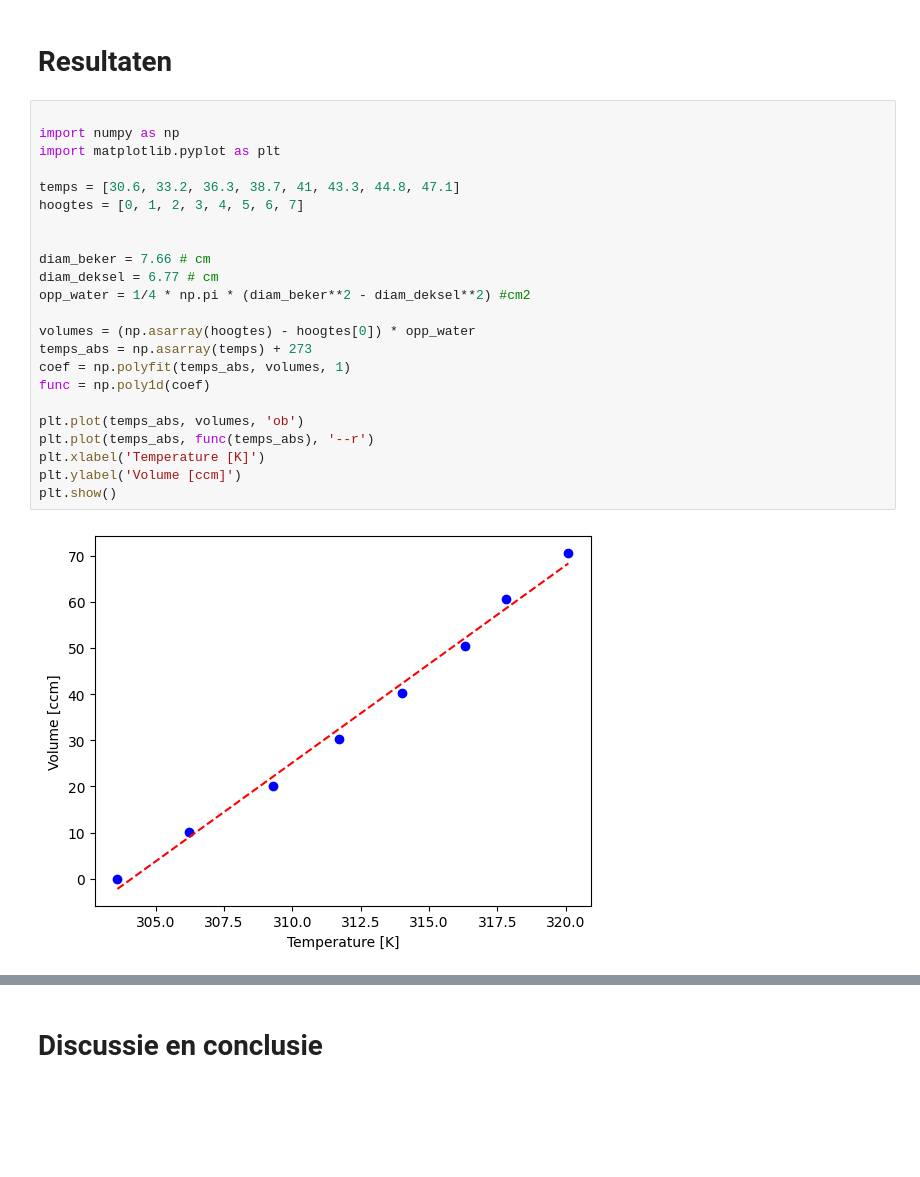
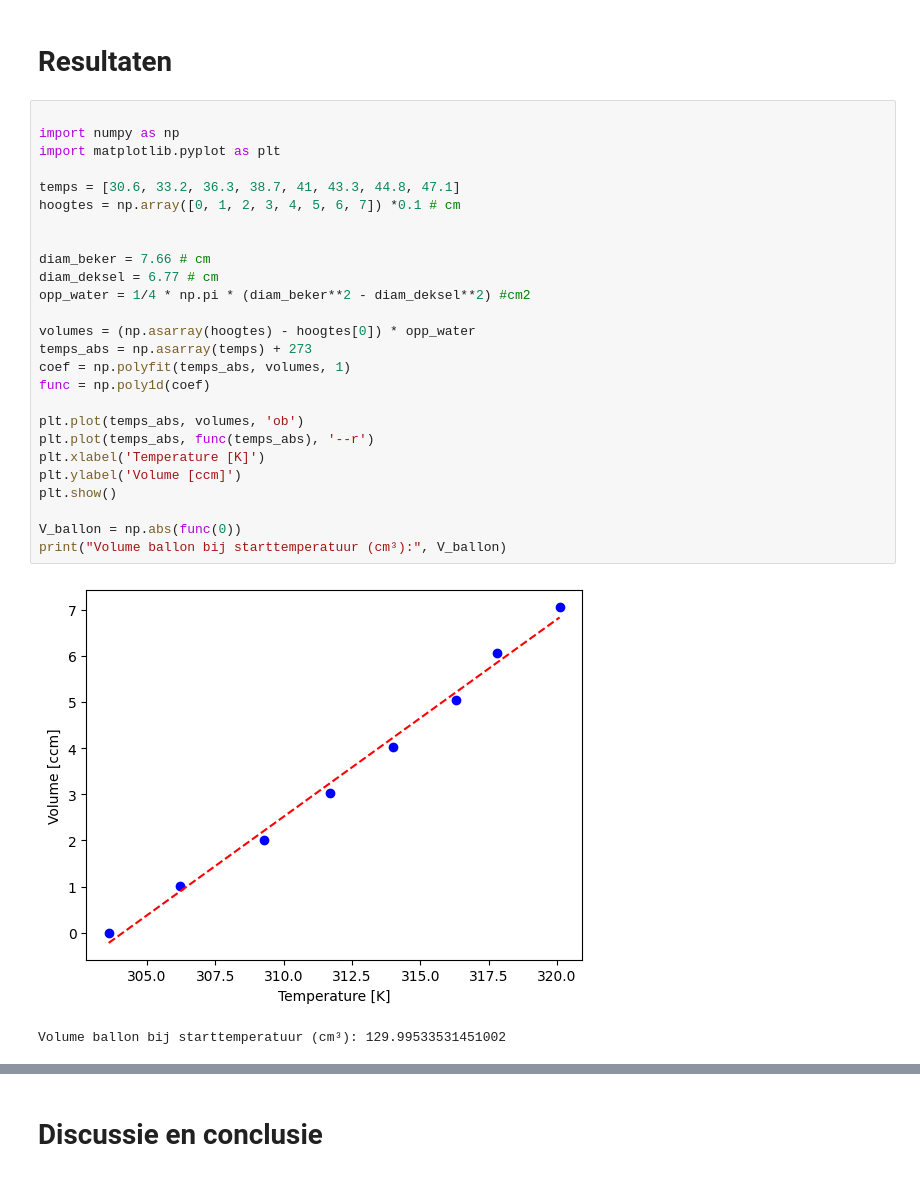
Before and after one commit to WouterAlejandro/IP2_1, a Jupyter notebook: Content/Labs/ballonproef.ipynb, the cells around one changed output, grey strips where cells are left out. Drawn from its saved outputs; the diff is of its cells as text; blank space fills up the shorter version.

Commit message:
ballon1

```diff
--- a/Content/Labs/ballonproef.ipynb
+++ b/Content/Labs/ballonproef.ipynb
@@ -69,25 +69,29 @@ Kun je nu met behulp van deze tweede meting een betere afschatting geven voor he
 # %%
 
 import numpy as np
 import matplotlib.pyplot as plt
 
 temps = [30.6, 33.2, 36.3, 38.7, 41, 43.3, 44.8, 47.1]
-hoogtes = [0, 1, 2, 3, 4, 5, 6, 7]
+hoogtes = np.array([0, 1, 2, 3, 4, 5, 6, 7]) *0.1 # cm
 
 
 diam_beker = 7.66 # cm
 diam_deksel = 6.77 # cm
 opp_water = 1/4 * np.pi * (diam_beker**2 - diam_deksel**2) #cm2
 
 volumes = (np.asarray(hoogtes) - hoogtes[0]) * opp_water
 temps_abs = np.asarray(temps) + 273
 coef = np.polyfit(temps_abs, volumes, 1)
 func = np.poly1d(coef)
 
 plt.plot(temps_abs, volumes, 'ob')
 plt.plot(temps_abs, func(temps_abs), '--r')
 plt.xlabel('Temperature [K]')
 plt.ylabel('Volume [ccm]')
 plt.show()
+
+V_ballon = np.abs(func(0))
+print("Volume ballon bij starttemperatuur (cm³):", V_ballon)
 # %% [output]
-[figure, old version]
+[figure, new version]
+Volume ballon bij starttemperatuur (cm³): 129.99533531451002
```
Also changed, not shown: parts of 2 cells of this notebook.
